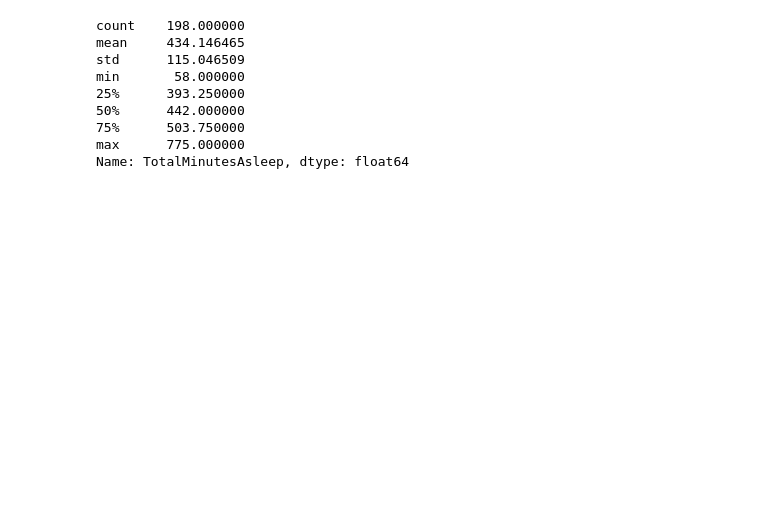
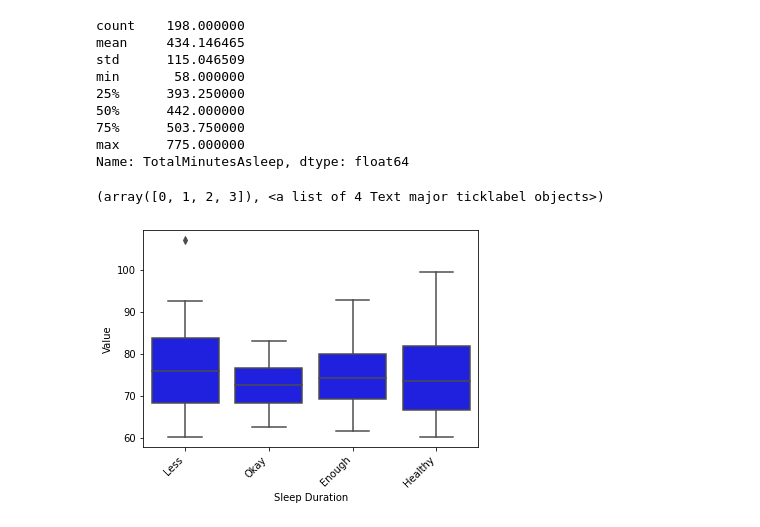
Before and after one commit to ameyabhamare/Customer-Personality-Analysis, a Jupyter notebook: heart_rate_analysis/visualizations.ipynb, the cells around one changed output. Saved outputs shown, nothing was run; the diff lists cells and outputs as text; code cells hidden in the pictures; blank space fills up the shorter version.

```diff
--- a/heart_rate_analysis/visualizations.ipynb
+++ b/heart_rate_analysis/visualizations.ipynb
@@ -104,6 +82,16 @@ min       58.000000
 max      775.000000
 Name: TotalMinutesAsleep, dtype: float64
 # %%
-df['Label'] = pd.cut(x = df['TotalMinutesAsleep'], bins = [0, 393, 442, 503, 775],
-                     labels = ['Q1', 'Q2', 'Q3', 'Q4']
-                     )
+df['Sleep Duration'] = pd.cut(x = df['TotalMinutesAsleep'], bins = [0, 393, 442, 503, 775], labels = ['Less', 'Okay', 'Enough', 'Healthy'])
+# %%
+sns.boxplot(
+    x='Sleep Duration',
+    y='Value',
+    data=df,
+    color='blue')
+
+plt.xticks(rotation=45,
+           ha='right')
+# %% [output]
+(array([0, 1, 2, 3]), <a list of 4 Text major ticklabel objects>)
+[figure, added]
```
Also changed, not shown: parts of 12 cells of this notebook.
